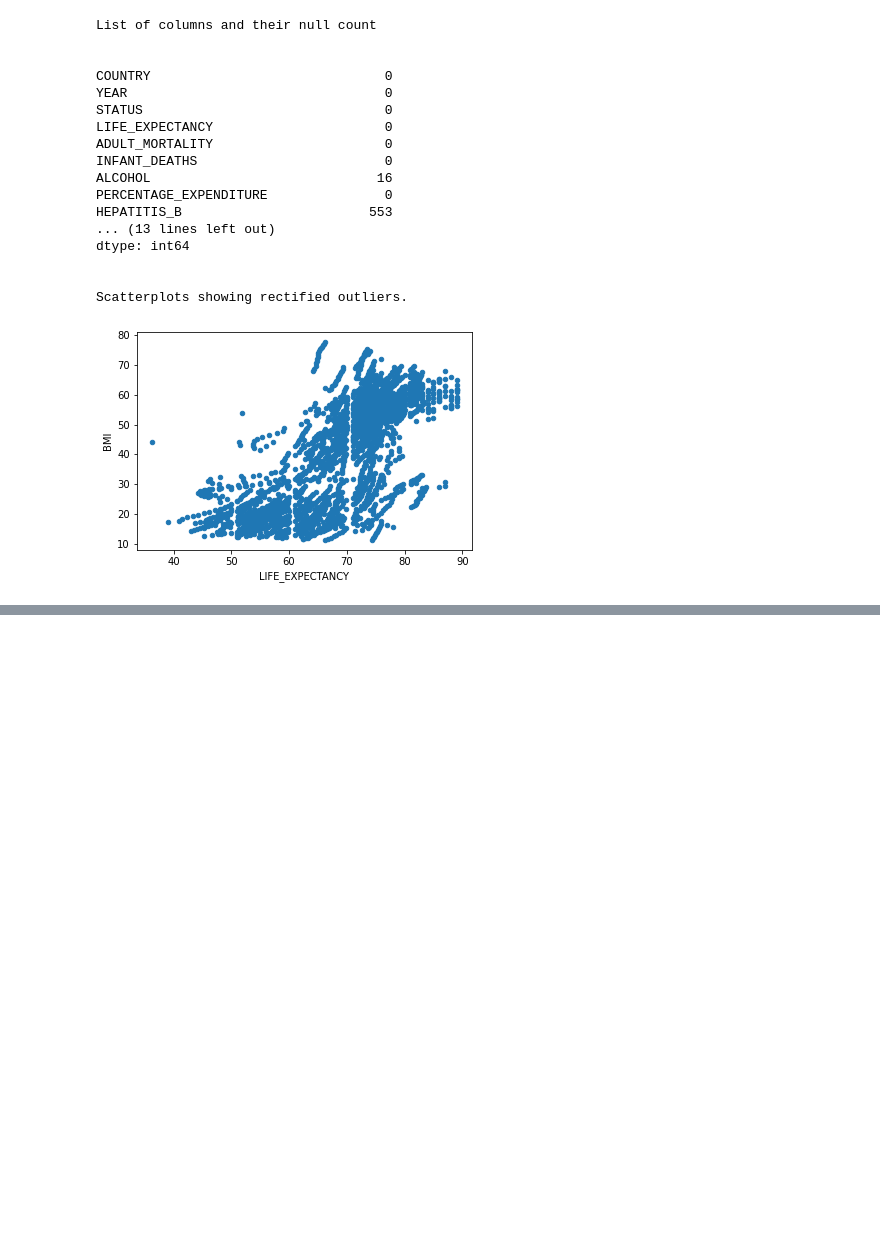
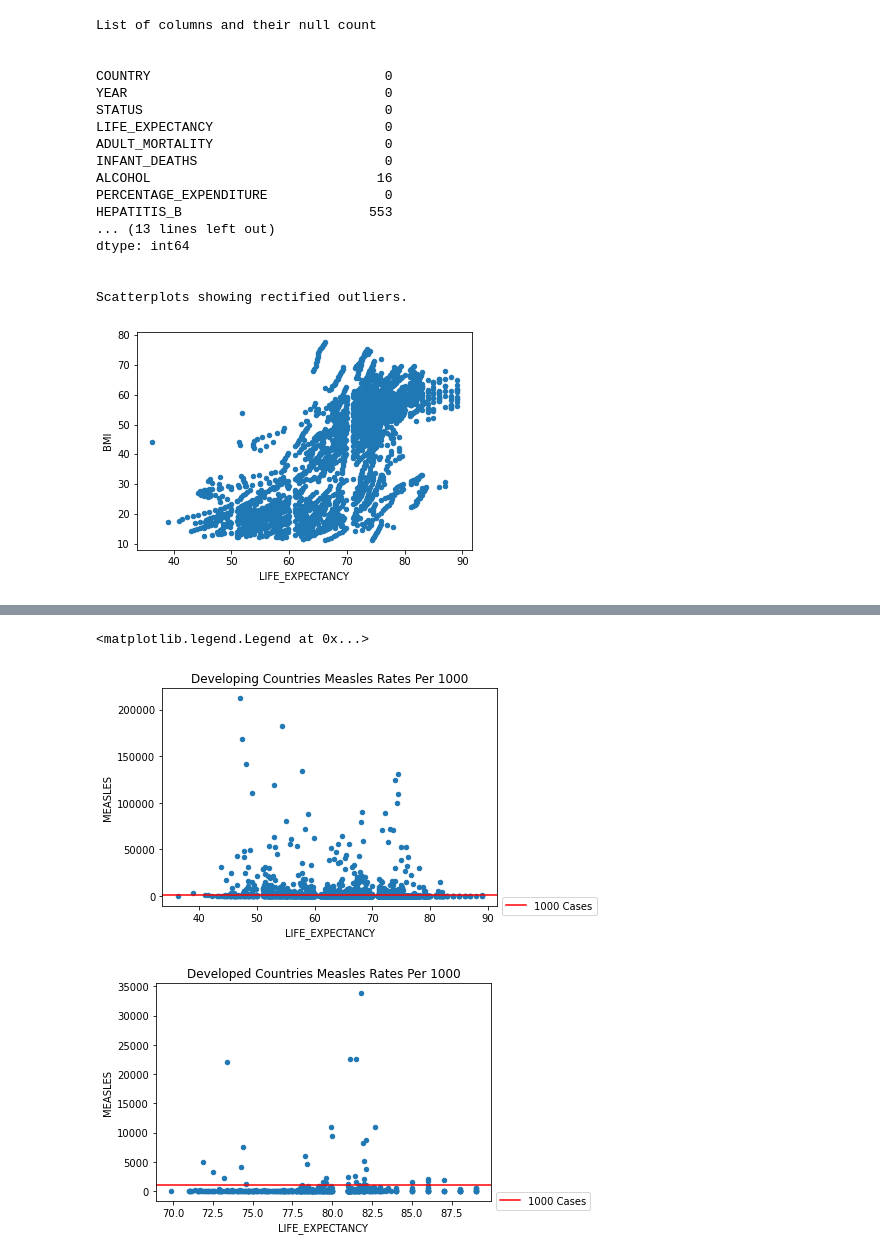
Before and after one commit to HoManCode/Group2-SIT307, a Jupyter notebook: A2 Dataset.ipynb, the cells around one changed output, grey strips where cells are left out. Saved outputs shown, nothing was run; the diff lists cells and outputs as text; code cells hidden in the pictures; blank space fills up the shorter version.

Commit message:
Analysis of Measles for cleaning and start on exploring Life Expectancy cleaining.

```diff
--- a/A2 Dataset.ipynb
+++ b/A2 Dataset.ipynb
@@ -656,0 +672,16 @@ Scatterplots showing rectified outliers.
+# %%
+# Developing Countries Measles Rates Per 1000.
+ax = life_df.loc[life_df['STATUS'] == 1].plot.scatter(x='LIFE_EXPECTANCY', y='MEASLES',
+                                                      title='Developing Countries Measles Rates Per 1000')
+ax.axhline(y = 1000, color = 'r', label='1000 Cases')
+ax.legend(bbox_to_anchor = (1, 0), loc = 'center left')
+
+# Developed Countries Measles Rates Per 1000.
+ax = life_df.loc[life_df['STATUS'] == 0].plot.scatter(x='LIFE_EXPECTANCY', y='MEASLES',
+                                                      title='Developed Countries Measles Rates Per 1000')
+ax.axhline(y = 1000, color = 'r', label='1000 Cases')
+ax.legend(bbox_to_anchor = (1, 0), loc = 'center left')
+# %% [output]
+<matplotlib.legend.Legend at 0x...>
+[figure, added]
+[figure, added]
```
Also changed, not shown: parts of 13 cells of this notebook.
